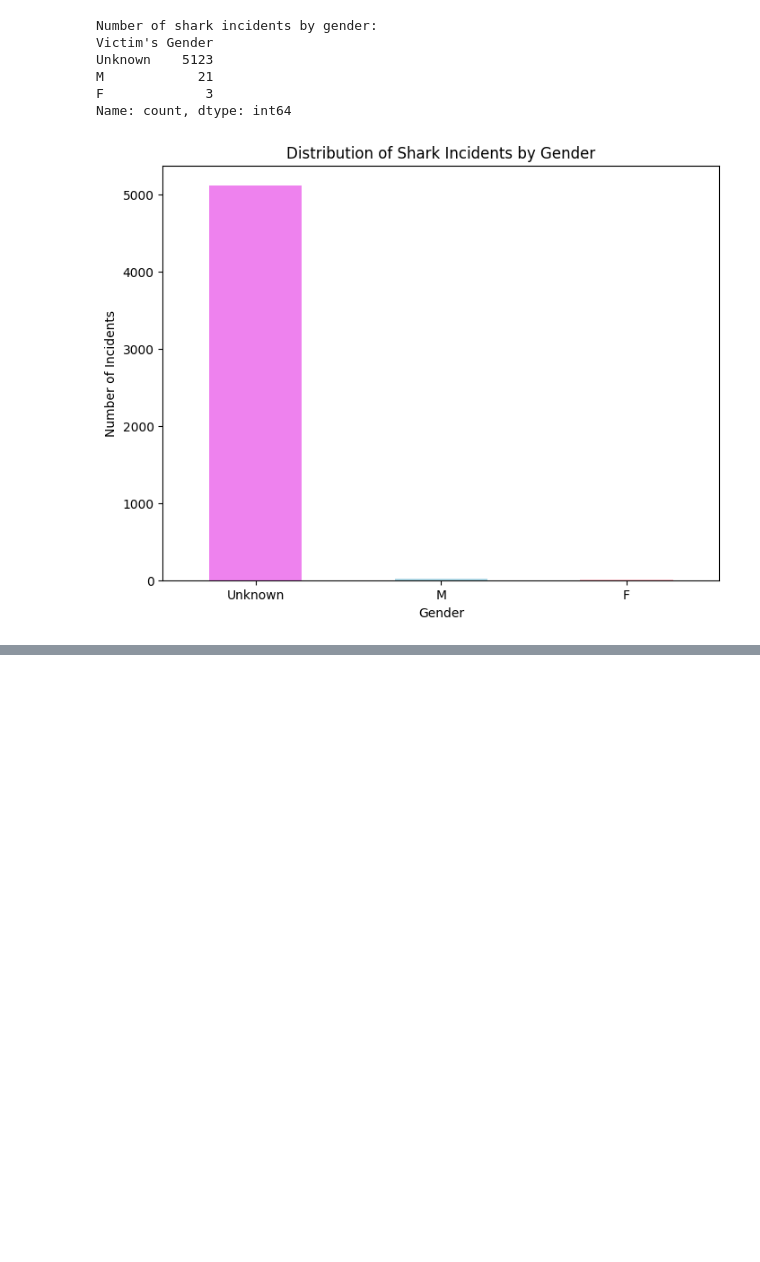
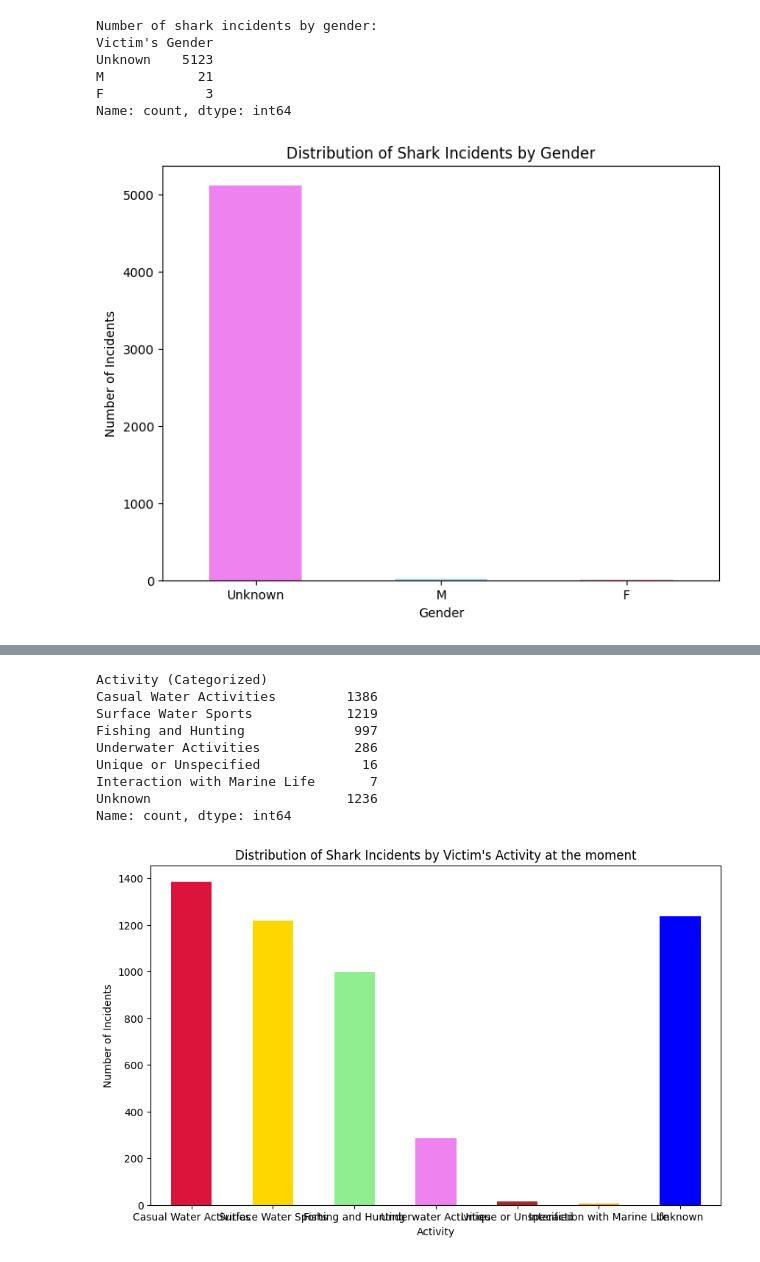
Before and after one commit to HelenaBVS/shark-attack-fatality-heatmap, a Jupyter notebook: global-shark-attack-ML-CDIA.ipynb, the cells around one changed output, grey strips where cells are left out. Drawn from its saved outputs; the diff is of its cells as text; code cells hidden in the pictures; blank space fills up the shorter version.

Commit message:
Categorize Activity

```diff
--- a/global-shark-attack-ML-CDIA.ipynb
+++ b/global-shark-attack-ML-CDIA.ipynb
@@ -871,0 +909,73 @@ Name: count, dtype: int64
+# %%
+# Trying to automate the categorization of activities
+
+import spacy
+from spacy.matcher import PhraseMatcher
+
+# Load SpaCy model
+nlp = spacy.load("en_core_web_sm")
+
+# Create a PhraseMatcher object
+matcher = PhraseMatcher(nlp.vocab, attr="LOWER")
+
+categories = {
+    "Surface Water Sports": ["surfing", "stand-up paddleboarding", "kayak fishing", "windsurfing", "kite surfing", "body boarding"],
+    "Underwater Activities": ["scuba diving", "snorkeling", "spearfishing", "free diving"],
+    "Casual Water Activities": ["swimming", "floating", "wading", "bathing"],
+    "Fishing and Hunting": ["fishing", "spearfishing", "crabbing", "lobstering", "collecting seashells"],
+    "Interaction with Marine Life": ["feeding sharks", "touching a shark", "photographing marine life"],
+    "Unique or Unspecified": ["sea disaster", "walking on the beach", "cleaning fish", "standing in water"]
+}
+
+# Add patterns to the matcher
+for category, activities in categories.items():
+    patterns = [nlp.make_doc(text) for text in activities]
+    matcher.add(category, patterns)
+
+# Function to process text and extract features or categorize
+def categorize_activities(activity):
+    try:
+        doc = nlp(activity)
+        matches = matcher(doc)
+
+        main_match = matches[0]
+        match_id = main_match[0]
+        rule_id = nlp.vocab.strings[match_id]
+
+        return rule_id
+
+    except:
+        return "Unknown"
+
+# Apply the function to the 'Activity' column
+df['Activity (Categorized)'] = df['Activity']
+df['Activity (Categorized)'] = df['Activity (Categorized)'].apply(categorize_activities)
+
+activity_counts = df['Activity (Categorized)'].value_counts().sort_values(ascending=False)
+
+# Move "Unknown" to the end
+if 'Unknown' in activity_counts:
+    unknown_count = activity_counts['Unknown']
+    activity_counts = activity_counts.drop('Unknown')
+    activity_counts['Unknown'] = unknown_count
+
+print(activity_counts)
+
+plt.figure(figsize=(10, 6))
+activity_counts.plot(kind='bar', color=['crimson', 'gold', 'lightgreen', 'violet', 'brown', 'orange', 'blue'])
+plt.title('Distribution of Shark Incidents by Victim\'s Activity at the moment')
+plt.xlabel('Activity')
+plt.ylabel('Number of Incidents')
+plt.xticks(rotation=0)
+plt.show()
+# %% [output]
+Activity (Categorized)
+Casual Water Activities         1386
+Surface Water Sports            1219
+Fishing and Hunting              997
+Underwater Activities            286
+Unique or Unspecified             16
+Interaction with Marine Life       7
+Unknown                         1236
+Name: count, dtype: int64
+[figure, added]
```
Also changed, not shown: parts of 2 cells of this notebook.
